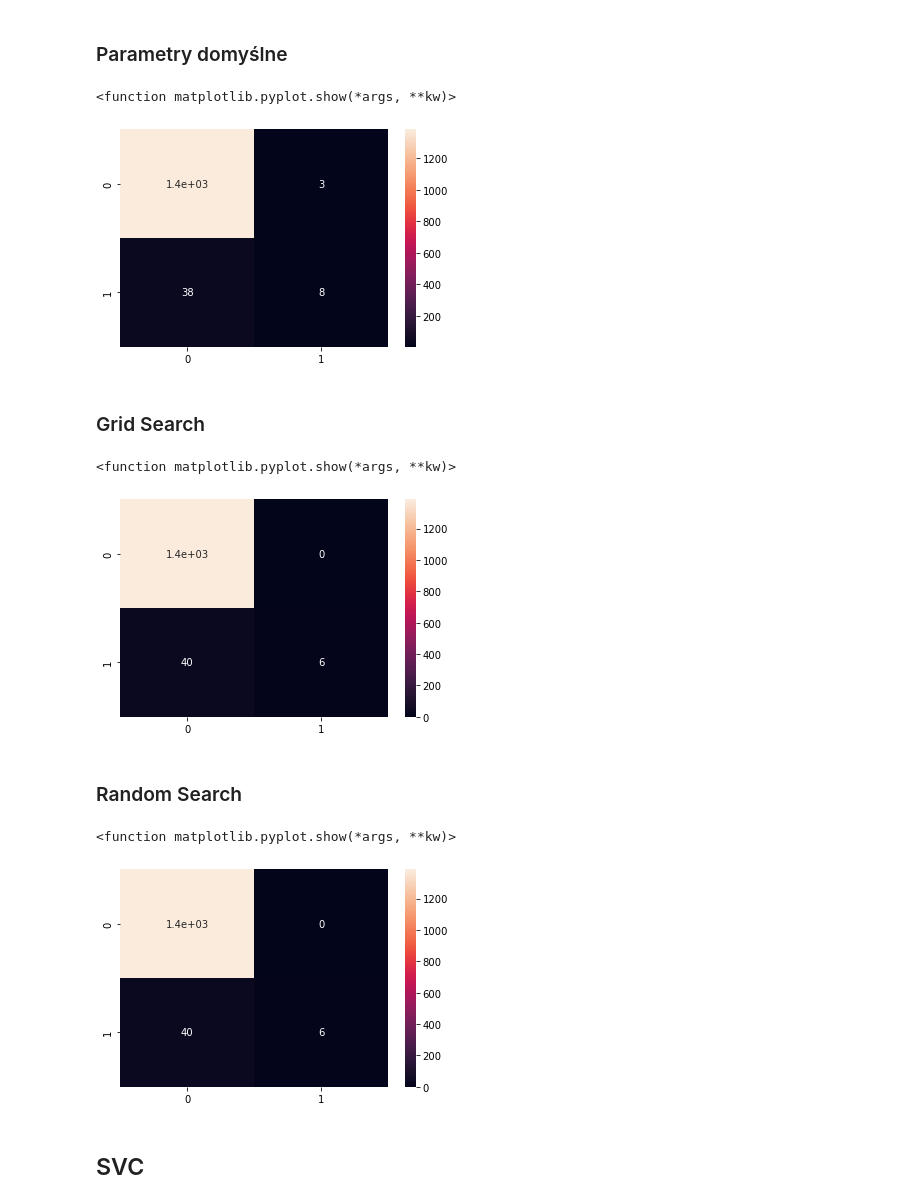
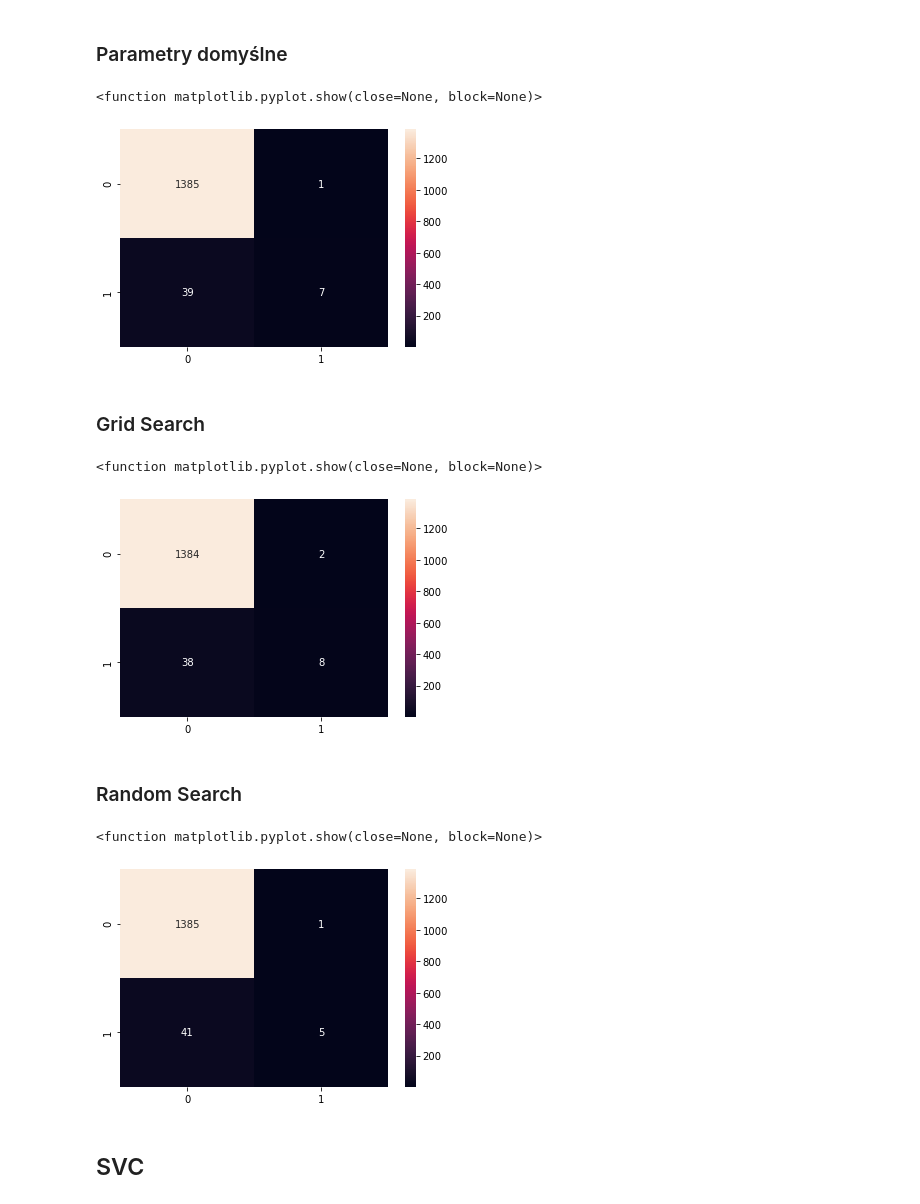
Before and after one commit to Szymon-Gut/Introduction-to-Machine-Learning, a Jupyter notebook: hw4/PD4.ipynb, the cells around one changed output. Drawn from its saved outputs; the diff is of its cells as text; code cells hidden in the pictures.

```diff
--- a/hw4/PD4.ipynb
+++ b/hw4/PD4.ipynb
@@ -699,9 +747,9 @@ import seaborn as sns
 # %% [markdown]
 ### DT dla domyślnych parametrów
 # %%
-modelDT_val.fit(X_val, y_val)
-y_pred = modelDT_val.predict(X_test)
+modelDT.fit(X_train, y_train)
+y_pred = modelDT.predict(X_test)
 cm = confusion_matrix(y_test, y_pred)
-sns.heatmap(cm, annot=True)
+sns.heatmap(cm, annot=True, fmt='g')
 plt.show
 # %% [output]
@@ -710,9 +758,9 @@ plt.show
 # %% [markdown]
 ### Grid Search
 # %%
-modelDTGrid_val.fit(X_val, y_val)
-y_pred = modelDT_val.predict(X_test)
+modelDTGrid.fit(X_train, y_train)
+y_pred = modelDTGrid.predict(X_test)
 cm = confusion_matrix(y_test, y_pred)
-sns.heatmap(cm, annot=True)
+sns.heatmap(cm, annot=True, fmt='g')
 plt.show
 # %% [output]
@@ -721,9 +769,9 @@ plt.show
 # %% [markdown]
 ### Random Search
 # %%
-modelDTRandom_val.fit(X_val, y_val)
-y_pred = modelDT_val.predict(X_test)
+modelDTRandom_val.fit(X_train, y_train)
+y_pred = modelDTRandom.predict(X_test)
 cm = confusion_matrix(y_test, y_pred)
-sns.heatmap(cm, annot=True)
+sns.heatmap(cm, annot=True, fmt='g')
 plt.show
 # %% [output]
@@ -734,36 +782,36 @@ plt.show
 # %% [markdown]
 ### Parametry domyślne
 # %%
-modelRF_val.fit(X_val, y_val)
-y_pred = modelRF_val.predict(X_test)
+modelRF.fit(X_train, y_train)
+y_pred = modelRF.predict(X_test)
 cm = confusion_matrix(y_test, y_pred)
-sns.heatmap(cm, annot=True)
+sns.heatmap(cm, annot=True, fmt='g')
 plt.show
 # %% [output]
-<function matplotlib.pyplot.show(*args, **kw)>
+<function matplotlib.pyplot.show(close=None, block=None)>
-[figure, old version]
+[figure, new version]
 # %% [markdown]
 ### Grid Search
 # %%
-modelRFgrid_val.fit(X_val, y_val)
+modelRFgrid.fit(X_train, y_train)
 y_pred = modelRFrandom_val.predict(X_test)
 cm = confusion_matrix(y_test, y_pred)
-sns.heatmap(cm, annot=True)
+sns.heatmap(cm, annot=True, fmt='g')
 plt.show
 # %% [output]
-<function matplotlib.pyplot.show(*args, **kw)>
+<function matplotlib.pyplot.show(close=None, block=None)>
-[figure, old version]
+[figure, new version]
 # %% [markdown]
 ### Random Search
 # %%
-modelRFrandom_val.fit(X_val, y_val)
-y_pred = modelRFrandom_val.predict(X_test)
+modelRFrandom.fit(X_train, y_train)
+y_pred = modelRFrandom.predict(X_test)
 cm = confusion_matrix(y_test, y_pred)
-sns.heatmap(cm, annot=True)
+sns.heatmap(cm, annot=True, fmt='g')
 plt.show
 # %% [output]
-<function matplotlib.pyplot.show(*args, **kw)>
+<function matplotlib.pyplot.show(close=None, block=None)>
-[figure, old version]
+[figure, new version]
 # %% [markdown]
 ## SVC
 # %% [markdown]
```
Also changed, not shown: parts of 95 cells of this notebook.
